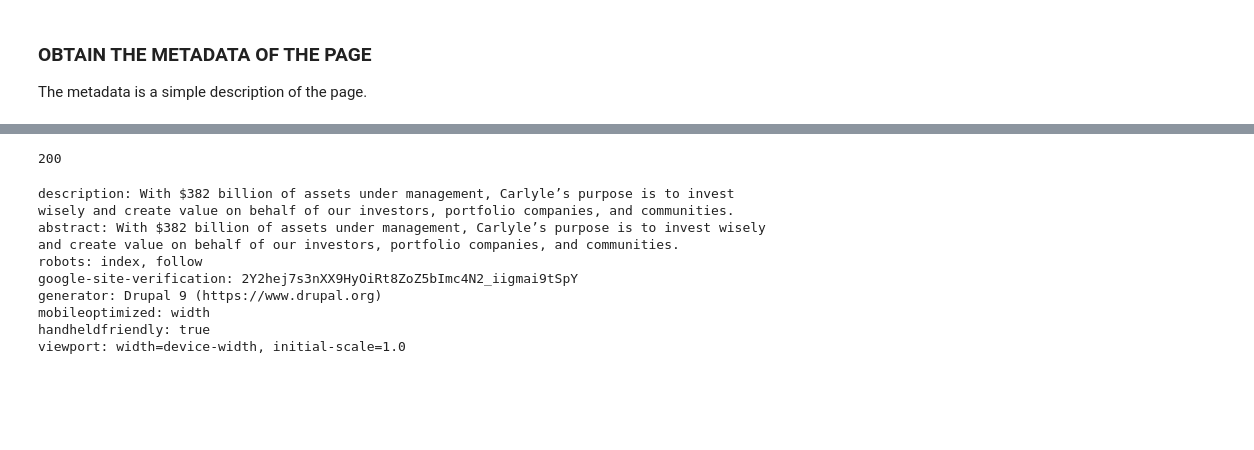
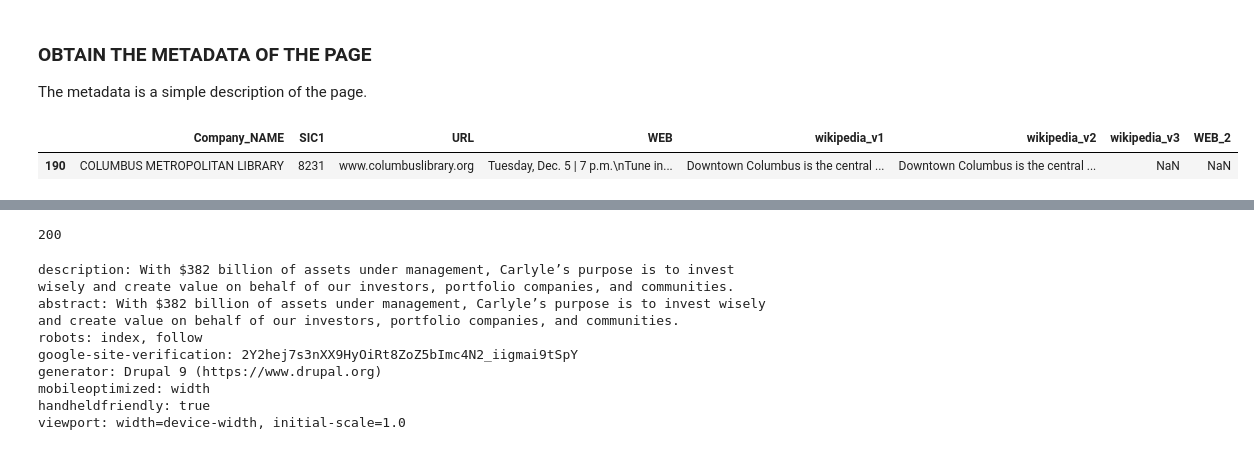
Before and after one commit to Zrive/zrive-ds-4q23-desc-operations, a Jupyter notebook: src/api_linkedin/scraping.ipynb, the cells around one changed output, grey strips where cells are left out. Drawn from its saved outputs; the diff is of its cells as text; code cells hidden in the pictures; blank space fills up the shorter version.

```diff
--- a/src/api_linkedin/scraping.ipynb
+++ b/src/api_linkedin/scraping.ipynb
@@ -59,6 +60,11 @@ import pandas as pd
 csv_file = '/home/unai/datasets/POC Description of operations - Sheet3.csv'
 # Leer el archivo CSV y crear un DataFrame
 data = pd.read_csv(csv_file)
+# %%
+data.loc[data['URL'] == 'www.columbuslibrary.org']
+# %% [output]
+|  | Company_NAME | SIC1 | URL | WEB | wikipedia_v1 | wikipedia_v2 | wikipedia_v3 | WEB_2 |
+| 190 | COLUMBUS METROPOLITAN LIBRARY | 8231 | www.columbuslibrary.org | Tuesday, Dec. 5 | 7 p.m.\nTune in... | Downtown Columbus is the central ... | Downtown Columbus is the central ... | NaN | NaN |
 # %%
 data.head()
 # %% [output]
```
Also changed, not shown: parts of 20 cells of this notebook, 4 other files.
